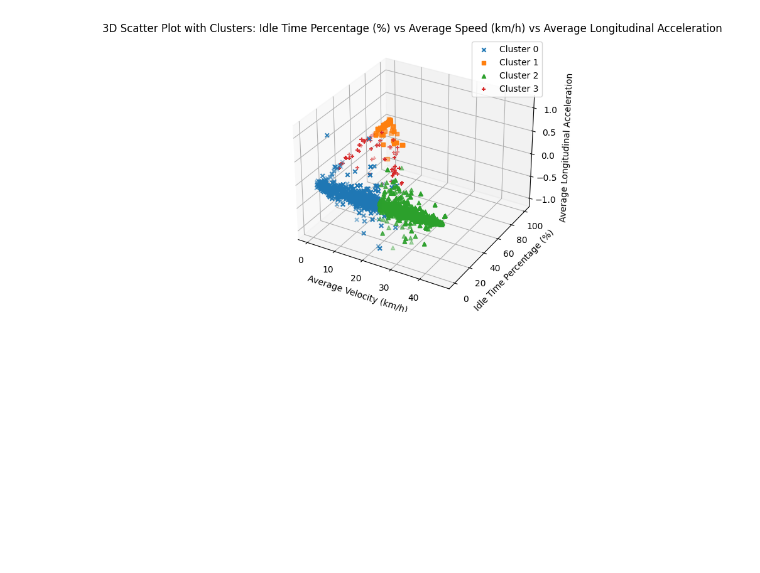
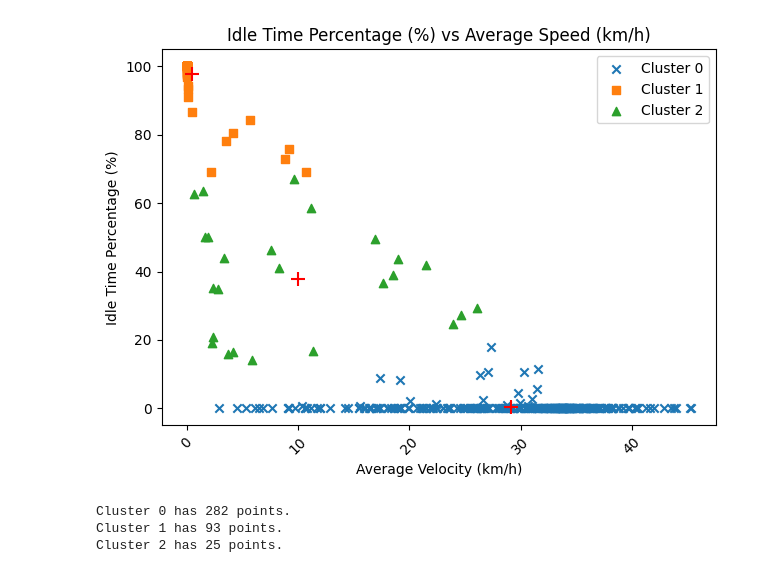
Before and after one commit to kirandeshmukh6421/driving-cycle, a Jupyter notebook: feature_space_plot.ipynb, the cells around one changed output. Saved outputs shown, nothing was run; the diff lists cells and outputs as text; code cells hidden in the pictures; blank space fills up the shorter version.

```diff
--- a/feature_space_plot.ipynb
+++ b/feature_space_plot.ipynb
@@ -7,7 +6,6 @@ from mpl_toolkits.mplot3d import Axes3D
 # %%
 data = pd.read_csv('feature_space.csv')
-
+idle_time = data['idle time %'].values
 avg_speed = data['avg speed'].values
-idle_time_percentage = data['idle time %'].values
 avg_long_acceleration = data['avg long. acceleration'].values
 # %%
@@ -28,23 +22,36 @@ plt.show()
 # %%
-kmeans = KMeans(n_clusters=4)
-data_for_clustering = np.column_stack((avg_speed, idle_time_percentage, avg_long_acceleration))
+kmeans = KMeans(n_clusters=3)  # Adjust the number of clusters
+data_for_clustering = np.column_stack((idle_time, avg_speed, avg_long_acceleration))
 kmeans_labels = kmeans.fit_predict(data_for_clustering)
 # %%
-fig = plt.figure()
-ax = fig.add_subplot(111, projection='3d')
+markers = ['x', 's', '^']
 
-markers = ['x', 's', '^', '+']
 for cluster_label in set(kmeans_labels):
-    cluster_data = [(avg_speed[i], idle_time_percentage[i], avg_long_acceleration[i]) for i, label in enumerate(kmeans_labels) if label == cluster_label]
-    cluster_avg_speed, cluster_idle_time, cluster_avg_long_acceleration = zip(*cluster_data)
-    ax.scatter(cluster_avg_speed, cluster_idle_time, cluster_avg_long_acceleration, label=f'Cluster {cluster_label}', marker=markers[cluster_label])
+    cluster_data = [(avg_speed[i], idle_time[i]) for i, label in enumerate(kmeans_labels) if label == cluster_label]
+    cluster_avg_speed, cluster_idle_time = zip(*cluster_data)
+    plt.scatter(cluster_avg_speed, cluster_idle_time, label=f'Cluster {cluster_label}', marker=markers[cluster_label])
 
-ax.set_xlabel('Average Velocity (km/h)')
-ax.set_ylabel('Idle Time Percentage (%)')
-ax.set_zlabel('Average Longitudinal Acceleration')
-ax.set_title('3D Scatter Plot with Clusters: Idle Time Percentage (%) vs Average Speed (km/h) vs Average Longitudinal Acceleration')
-ax.legend()
+# Plot cluster centers with a different color (e.g., 'o' marker)
+cluster_centers = kmeans.cluster_centers_
+for i, center in enumerate(cluster_centers):
+    plt.scatter(center[1], center[0], c='red', s=100, marker='+')
+
+plt.xlabel('Average Velocity (km/h)')
+plt.ylabel('Idle Time Percentage (%)')
+plt.title('Idle Time Percentage (%) vs Average Speed (km/h)')
+plt.xticks(rotation=45)
+plt.legend()
 plt.tight_layout()
 plt.show()
 # %% [output]
-[figure, old version]
+[figure, new version]
+# %%
+cluster_counts = np.bincount(kmeans_labels)
+
+# Print the number of points in each cluster
+for cluster_idx, count in enumerate(cluster_counts):
+    print(f"Cluster {cluster_idx} has {count} points.")
+# %% [output]
+Cluster 0 has 282 points.
+Cluster 1 has 93 points.
+Cluster 2 has 25 points.
```
Also changed, not shown: parts of 2 cells of this notebook.
